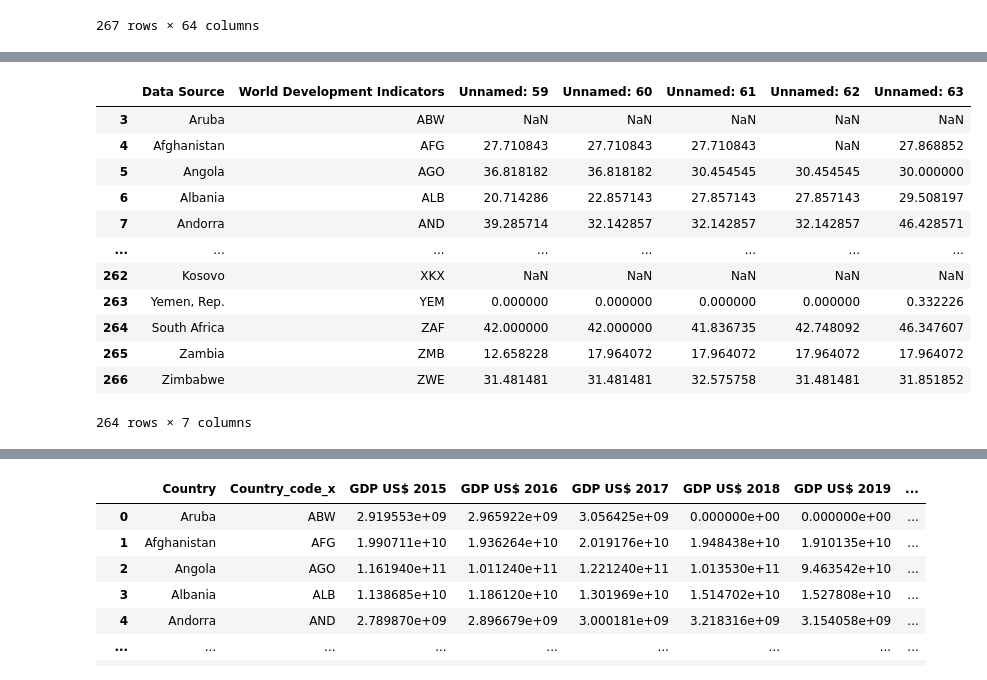
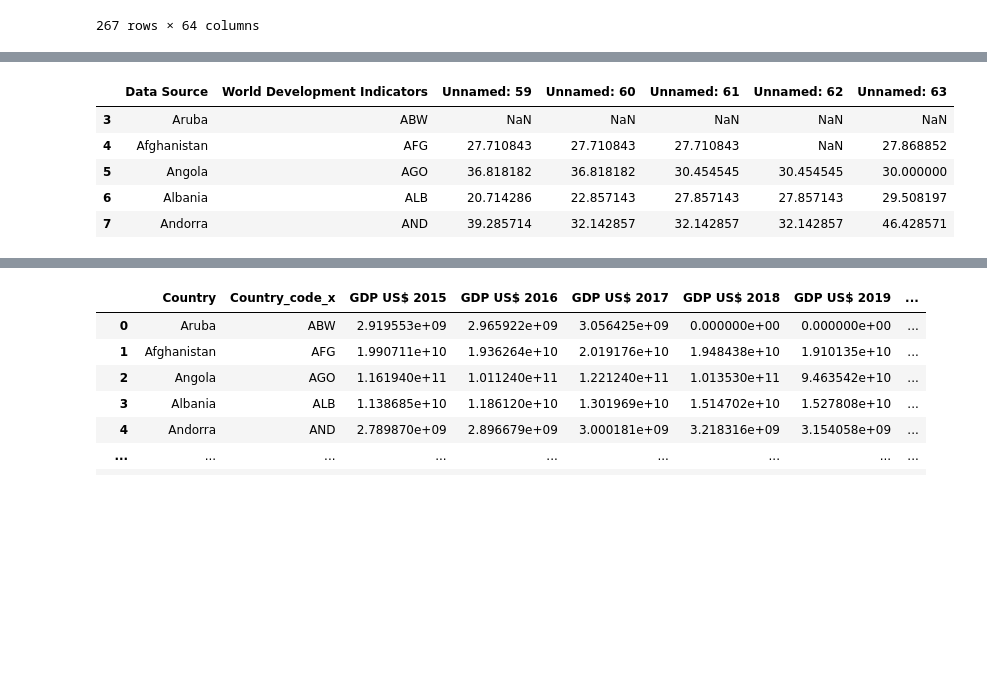
Before and after one commit to Brunadiasmiguel/Women_government_GDP, a Jupyter notebook: Data_cleaning.ipynb, the cells around one changed output, grey strips where cells are left out. Cells and saved outputs as stored; diff of their text form; code cells hidden in the pictures; blank space fills up the shorter version.

```diff
--- a/Data_cleaning.ipynb
+++ b/Data_cleaning.ipynb
@@ -131,25 +149,20 @@ Index(['Data Source', 'World Development Indicators', 'Unnamed: 2',
 
 womendrop=['Unnamed: 2','Unnamed: 3', 'Unnamed: 4', 'Unnamed: 5', 'Unnamed: 6', 'Unnamed: 7','Unnamed: 8', 'Unnamed: 9', 'Unnamed: 10', 'Unnamed: 11', 'Unnamed: 12','Unnamed: 13', 'Unnamed: 14', 'Unnamed: 15', 'Unnamed: 16','Unnamed: 17', 'Unnamed: 18', 'Unnamed: 19', 'Unnamed: 20','Unnamed: 21', 'Unnamed: 22', 'Unnamed: 23', 'Unnamed: 24','Unnamed: 25', 'Unnamed: 26', 'Unnamed: 27', 'Unnamed: 28','Unnamed: 29', 'Unnamed: 30', 'Unnamed: 31', 'Unnamed: 32','Unnamed: 33', 'Unnamed: 34', 'Unnamed: 35', 'Unnamed: 36','Unnamed: 37', 'Unnamed: 38', 'Unnamed: 39', 'Unnamed: 40','Unnamed: 41', 'Unnamed: 42', 'Unnamed: 43', 'Unnamed: 44','Unnamed: 45', 'Unnamed: 46', 'Unnamed: 47', 'Unnamed: 48','Unnamed: 49', 'Unnamed: 50', 'Unnamed: 51', 'Unnamed: 52','Unnamed: 53', 'Unnamed: 54', 'Unnamed: 55', 'Unnamed: 56','Unnamed: 57', 'Unnamed: 58']
 # %%
+#dropping columns
+
 women=women.drop(womendrop, axis=1)
 
 #check it was successful
 
-women
+women.head()
 # %% [output]
 |  | Data Source | World Development Indicators | Unnamed: 59 | Unnamed: 60 | Unnamed: 61 | Unnamed: 62 | Unnamed: 63 |
 | 3 | Aruba | ABW | NaN | NaN | NaN | NaN | NaN |
 | 4 | Afghanistan | AFG | 27.710843 | 27.710843 | 27.710843 | NaN | 27.868852 |
 | 5 | Angola | AGO | 36.818182 | 36.818182 | 30.454545 | 30.454545 | 30.000000 |
 | 6 | Albania | ALB | 20.714286 | 22.857143 | 27.857143 | 27.857143 | 29.508197 |
 | 7 | Andorra | AND | 39.285714 | 32.142857 | 32.142857 | 32.142857 | 46.428571 |
-| ... | ... | ... | ... | ... | ... | ... | ... |
-| 262 | Kosovo | XKX | NaN | NaN | NaN | NaN | NaN |
-| 263 | Yemen, Rep. | YEM | 0.000000 | 0.000000 | 0.000000 | 0.000000 | 0.332226 |
-| 264 | South Africa | ZAF | 42.000000 | 42.000000 | 41.836735 | 42.748092 | 46.347607 |
-| 265 | Zambia | ZMB | 12.658228 | 17.964072 | 17.964072 | 17.964072 | 17.964072 |
-| 266 | Zimbabwe | ZWE | 31.481481 | 31.481481 | 32.575758 | 31.481481 | 31.851852 |
-264 rows × 7 columns
 # %%
 #replace NAN
 
```
Also changed, not shown: parts of 13 cells of this notebook.
